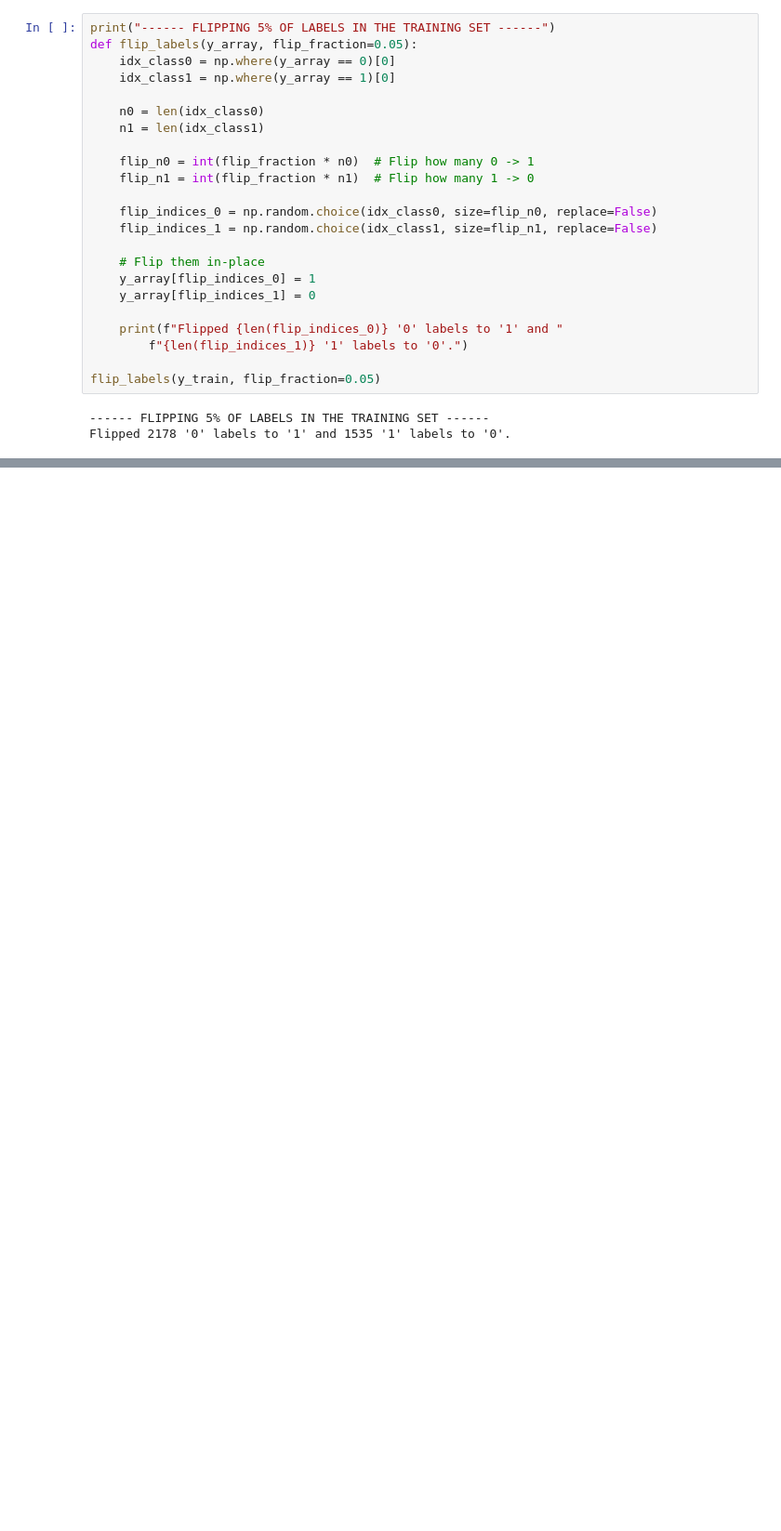
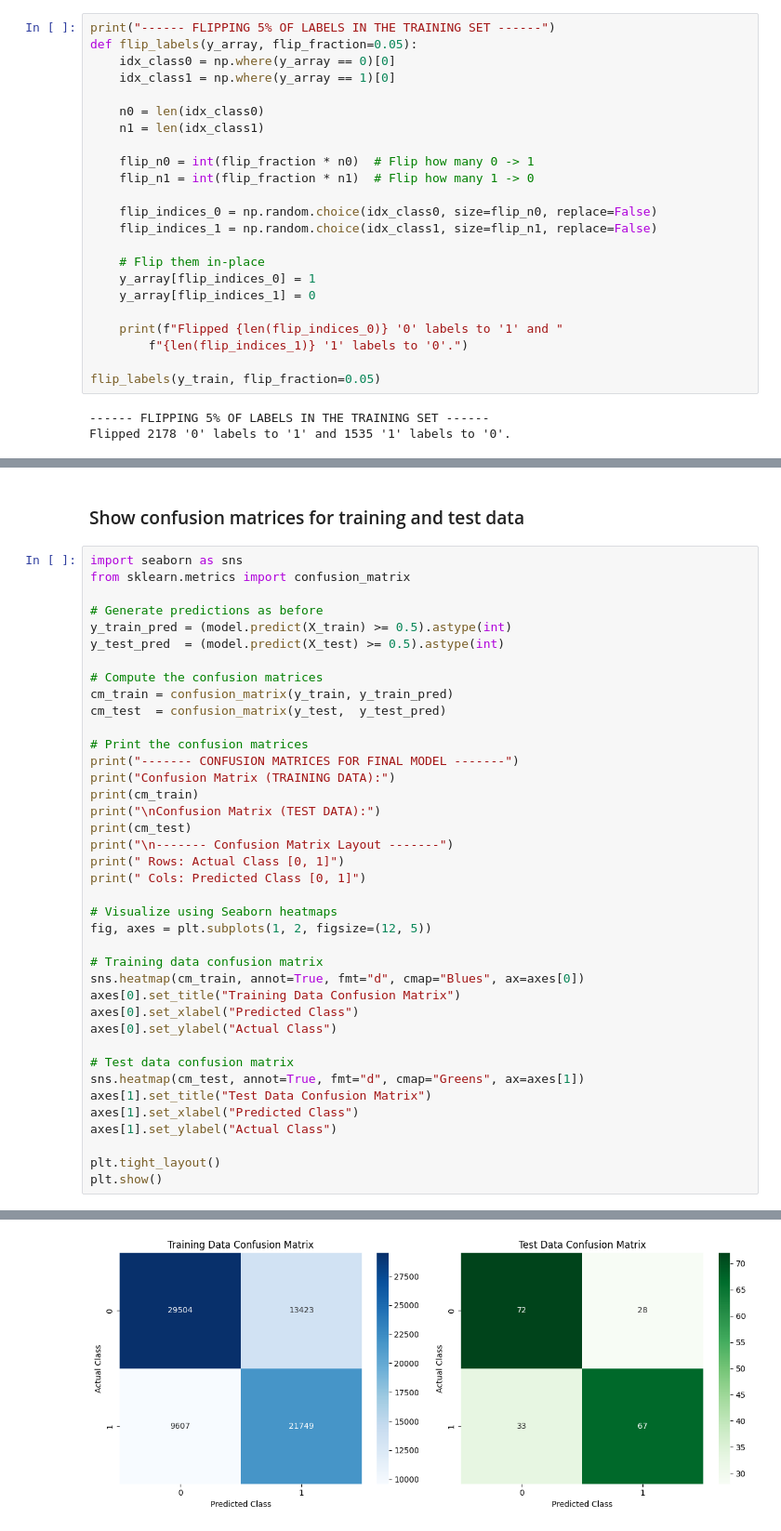
Before and after one commit to cfpisaca/ML_HW0, a Jupyter notebook: HW0.ipynb, the cells around one changed output, grey strips where cells are left out. Shown: that part at 93% size. Drawn from its saved outputs; the diff is of its cells as text; blank space fills up the shorter version.

```diff
--- a/HW0.ipynb
+++ b/HW0.ipynb
@@ -238,0 +316,42 @@ Model architecture: 10 -> 20 -> 1 (sigmoid activations).
+# %% [markdown]
+### Show confusion matrices for training and test data
+# %%
+import seaborn as sns
+from sklearn.metrics import confusion_matrix
+
+# Generate predictions as before
+y_train_pred = (model.predict(X_train) >= 0.5).astype(int)
+y_test_pred  = (model.predict(X_test) >= 0.5).astype(int)
+
+# Compute the confusion matrices
+cm_train = confusion_matrix(y_train, y_train_pred)
+cm_test  = confusion_matrix(y_test,  y_test_pred)
+
+# Print the confusion matrices
+print("------- CONFUSION MATRICES FOR FINAL MODEL -------")
+print("Confusion Matrix (TRAINING DATA):")
+print(cm_train)
+print("\nConfusion Matrix (TEST DATA):")
+print(cm_test)
+print("\n------- Confusion Matrix Layout -------")
+print(" Rows: Actual Class [0, 1]")
+print(" Cols: Predicted Class [0, 1]")
+
+# Visualize using Seaborn heatmaps
+fig, axes = plt.subplots(1, 2, figsize=(12, 5))
+
+# Training data confusion matrix
+sns.heatmap(cm_train, annot=True, fmt="d", cmap="Blues", ax=axes[0])
+axes[0].set_title("Training Data Confusion Matrix")
+axes[0].set_xlabel("Predicted Class")
+axes[0].set_ylabel("Actual Class")
+
+# Test data confusion matrix
+sns.heatmap(cm_test, annot=True, fmt="d", cmap="Greens", ax=axes[1])
+axes[1].set_title("Test Data Confusion Matrix")
+axes[1].set_xlabel("Predicted Class")
+axes[1].set_ylabel("Actual Class")
+
+plt.tight_layout()
+plt.show()
+# %% [output]
@@ -238,0 +372 @@ Model architecture: 10 -> 20 -> 1 (sigmoid activations).
+[figure, added]
```
Also changed, not shown: parts of 12 cells of this notebook, 1 other file.
